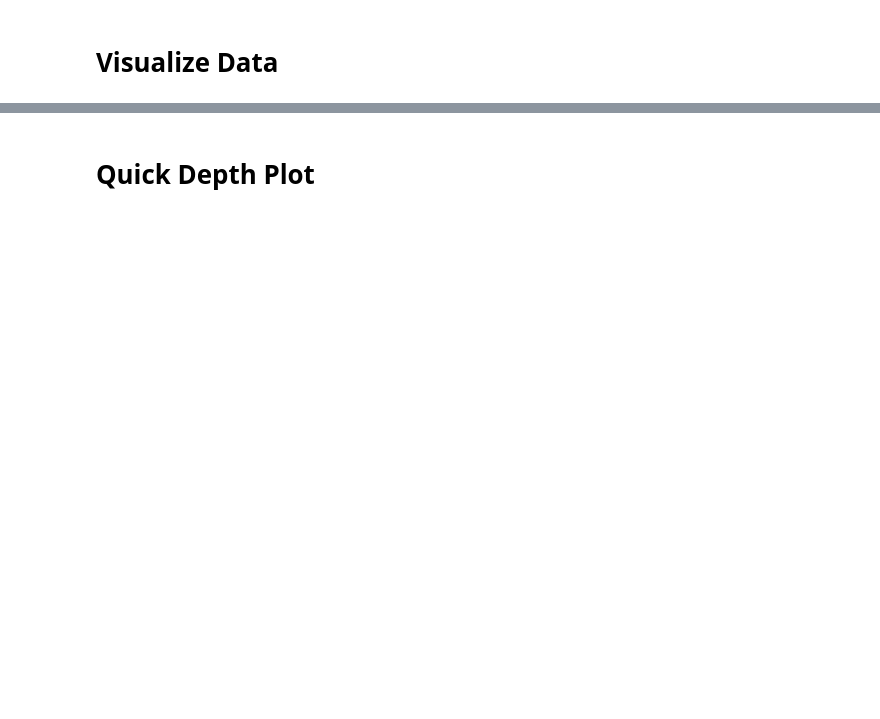
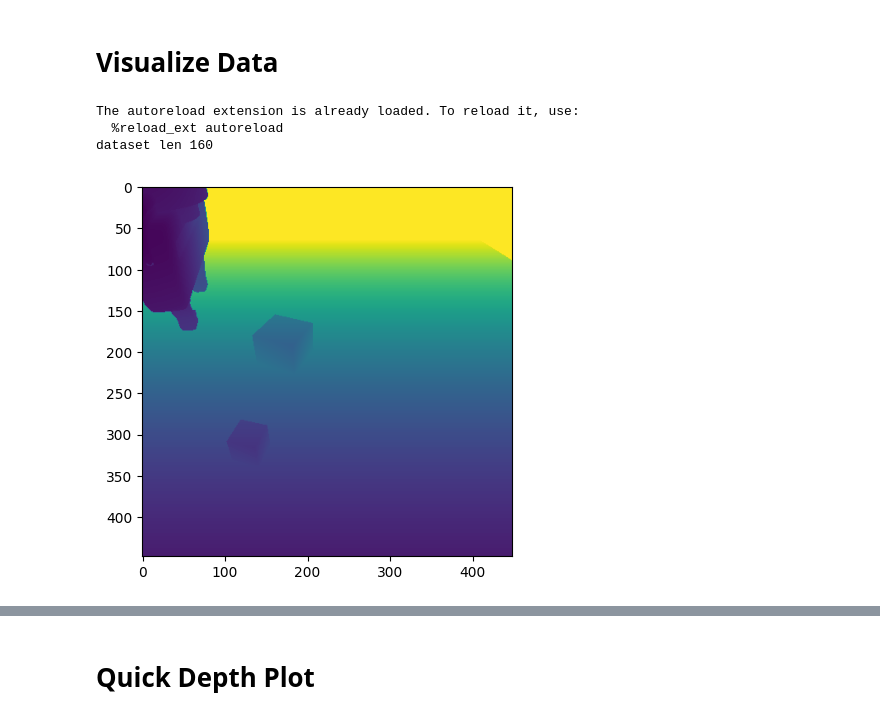
Before and after one commit to singjing/cVLA, a Jupyter notebook: dataset_compare_depth.ipynb, the cells around one changed output, grey strips where cells are left out. Drawn from its saved outputs; the diff is of its cells as text; code cells hidden in the pictures; blank space fills up the shorter version.

Commit message:
split up encoder, fix depth aug

```diff
--- a/dataset_compare_depth.ipynb
+++ b/dataset_compare_depth.ipynb
@@ -3,35 +3,39 @@
 # %%
 %load_ext autoreload
 %autoreload 2
 from pathlib import Path
 from data_loader_h5 import H5Dataset
 from data_loader_jsonl import JSONLDataset, ValidDataset
 from data_loader_images import ImageFolderDataset
 from data_augmentations import RandomizeBackgrounds, augment_image_rgb, complexify_text, DepthAugmentation
 
 return_depth = True
 depth_to_color = False
 dataset_location = "/tmp/clevr-act-7-depth"
 
 depth_augment = DepthAugmentation()
-depth_augment = None
-
 sim_dataset = H5Dataset(dataset_location, return_depth=return_depth, augment_depth=depth_augment, depth_to_color=depth_to_color)
 #randomize_background = RandomizeBackgrounds(p=0.2, background_images = "/tmp/indoorCVPR/Images")
 #train_dataset = H5Dataset(dataset_location, augment_rgbds=randomize_background, augment_rgb=augment_image_rgb, augment_text=complexify_text)
 
 
 #dataset_location = Path("/tmp/clevr-act-7-depth")
 #randomize_background = RandomizeBackgrounds(p=0.2, background_images = "/tmp/indoorCVPR/Images")
 #train_dataset = H5Dataset(dataset_location, augment_rgbds=randomize_background, augment_rgb=augment_image_rgb)
 
 #dataset_location = "/data/lmbraid19/argusm/datasets/clevr-real-1of5c-v1"
 #train_dataset = JSONLDataset(dataset_location, return_depth=return_depth)
 
 dataset_location = "/data/lmbraid19/argusm/datasets/clevr-real-block-v3"
 real_dataset = JSONLDataset(dataset_location, return_depth=return_depth, depth_to_color=depth_to_color)
 
+plt.imshow(sim_dataset[0][0][0])
 print("dataset len", len(real_dataset))
+# %% [output]
+The autoreload extension is already loaded. To reload it, use:
+  %reload_ext autoreload
+dataset len 160
+[figure, added]
 # %%
 from IPython.display import display, HTML
 from tqdm.notebook import tqdm
```
Also changed, not shown: parts of 7 cells of this notebook, 4 other files.
